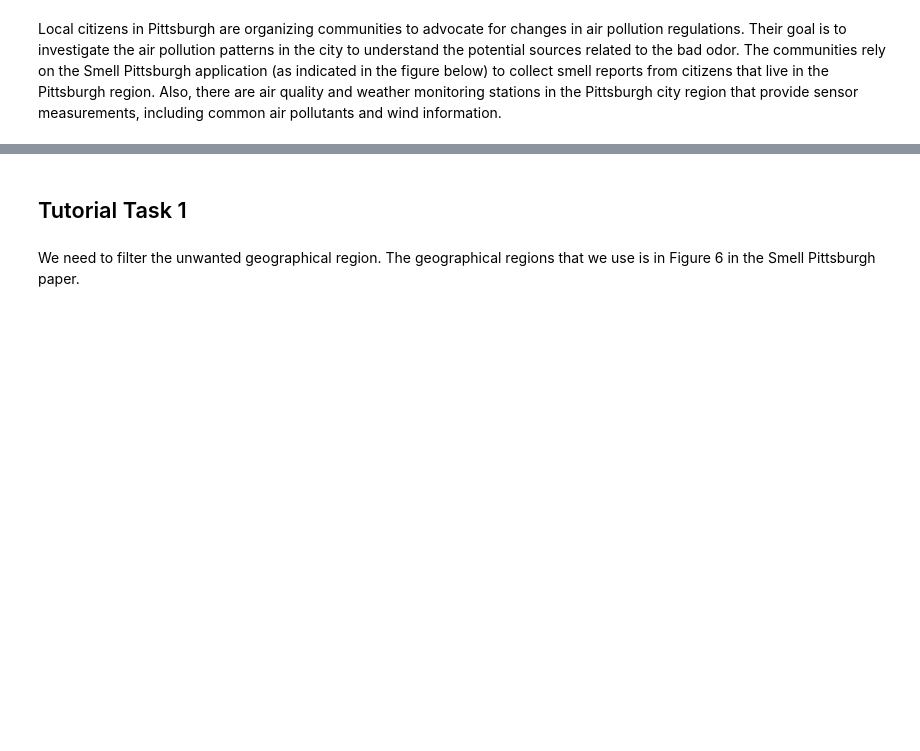
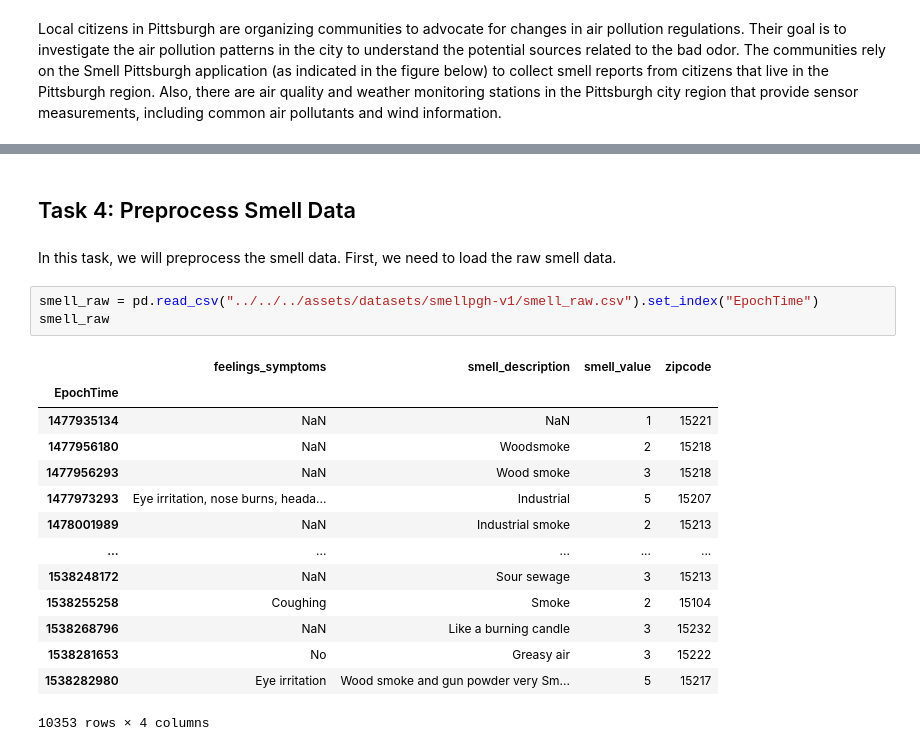
Before and after one commit to MultiX-Amsterdam/data-science-book-uva-2023, a Jupyter notebook: _build/jupyter_execute/docs/modules/structured-data/tutorial-structured-data.ipynb, the cells around one changed output, grey strips where cells are left out. Cells and saved outputs as stored; diff of their text form; blank space fills up the shorter version.

```diff
--- a/_build/jupyter_execute/docs/modules/structured-data/tutorial-structured-data.ipynb
+++ b/_build/jupyter_execute/docs/modules/structured-data/tutorial-structured-data.ipynb
@@ -27,4 +104,22 @@ You work in a data science team to develop models that can be suitable to map th
 # %% [markdown]
-## Tutorial Task 1
+## Task 4: Preprocess Smell Data
-# %% [markdown]
-We need to filter the unwanted geographical region. The geographical regions that we use is in Figure 6 in the Smell Pittsburgh paper.
+# %% [markdown]
+In this task, we will preprocess the smell data. First, we need to load the raw smell data.
+# %%
+smell_raw = pd.read_csv("../../../assets/datasets/smellpgh-v1/smell_raw.csv").set_index("EpochTime")
+smell_raw
+# %% [output]
+|  | feelings_symptoms | smell_description | smell_value | zipcode |
+| EpochTime |  |  |  |  |
+| 1477935134 | NaN | NaN | 1 | 15221 |
+| 1477956180 | NaN | Woodsmoke | 2 | 15218 |
+| 1477956293 | NaN | Wood smoke | 3 | 15218 |
+| 1477973293 | Eye irritation, nose burns, heada... | Industrial | 5 | 15207 |
+| 1478001989 | NaN | Industrial smoke | 2 | 15213 |
+| ... | ... | ... | ... | ... |
+| 1538248172 | NaN | Sour sewage | 3 | 15213 |
+| 1538255258 | Coughing | Smoke | 2 | 15104 |
+| 1538268796 | NaN | Like a burning candle | 3 | 15232 |
+| 1538281653 | No | Greasy air | 3 | 15222 |
+| 1538282980 | Eye irritation | Wood smoke and gun powder very Sm... | 5 | 15217 |
+10353 rows × 4 columns
```
Also changed, not shown: parts of 26 cells of this notebook, 36 other files.
